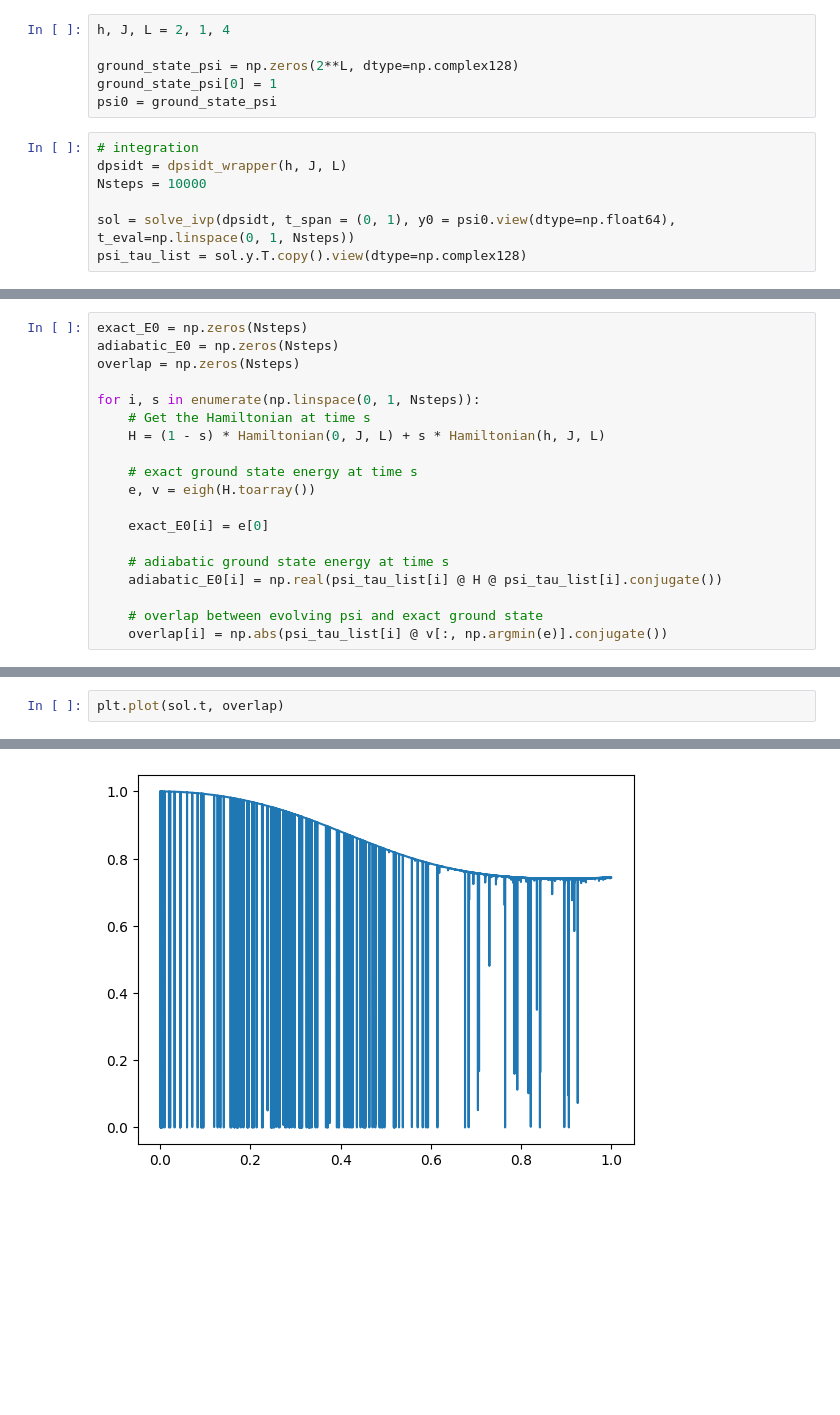
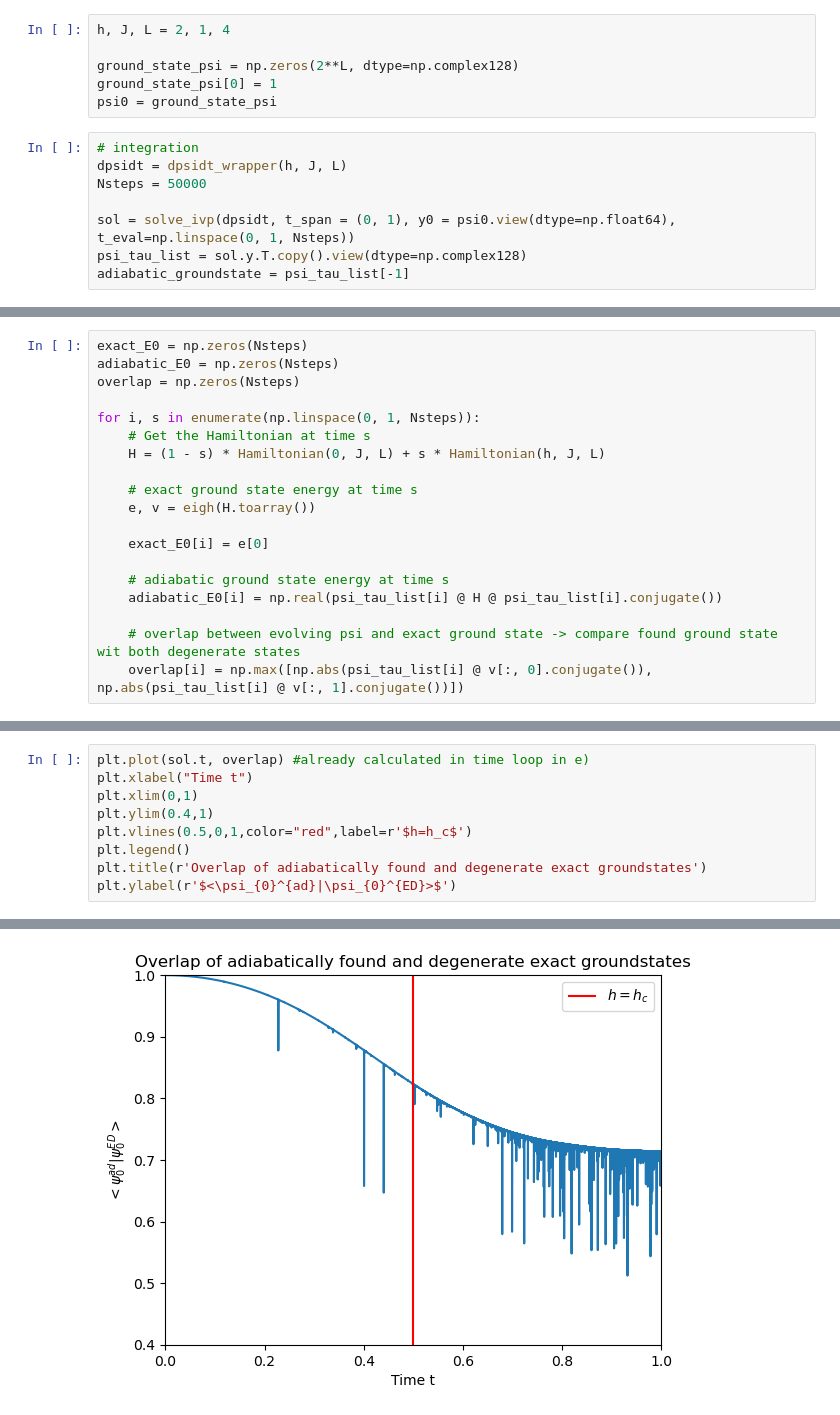
Before and after one commit to Physik-UBonn/assignment-3-fiene-weber, a Jupyter notebook: TEQS_Exercise_3_H3.ipynb, the cells around one changed output, grey strips where cells are left out. Saved outputs shown, nothing was run; the diff lists cells and outputs as text; blank space fills up the shorter version.

Commit message:
changed calculation of overlap to include degeneracy. cleaned and commented some stuff. energy still doesnt match the ED result for t=T. Try even longer times?

```diff
--- a/TEQS_Exercise_3_H3.ipynb
+++ b/TEQS_Exercise_3_H3.ipynb
@@ -100,7 +105,8 @@ psi0 = ground_state_psi
 # %%
 # integration
 dpsidt = dpsidt_wrapper(h, J, L)
-Nsteps = 10000
+Nsteps = 50000
 
 sol = solve_ivp(dpsidt, t_span = (0, 1), y0 = psi0.view(dtype=np.float64), t_eval=np.linspace(0, 1, Nsteps))
 psi_tau_list = sol.y.T.copy().view(dtype=np.complex128)
+adiabatic_groundstate = psi_tau_list[-1]
@@ -121,6 +129,6 @@ for i, s in enumerate(np.linspace(0, 1, Nsteps)):
     # adiabatic ground state energy at time s
     adiabatic_E0[i] = np.real(psi_tau_list[i] @ H @ psi_tau_list[i].conjugate())
 
-    # overlap between evolving psi and exact ground state
-    overlap[i] = np.abs(psi_tau_list[i] @ v[:, np.argmin(e)].conjugate())
+    # overlap between evolving psi and exact ground state -> compare found ground state wit both degenerate states
+    overlap[i] = np.max([np.abs(psi_tau_list[i] @ v[:, 0].conjugate()), np.abs(psi_tau_list[i] @ v[:, 1].conjugate())])
 # %%
@@ -132,3 +145,10 @@ plt.plot(sol.t, adiabatic_E0, label='Adiabatic E0')
 # %%
-plt.plot(sol.t, overlap)
+plt.plot(sol.t, overlap) #already calculated in time loop in e)
+plt.xlabel("Time t")
+plt.xlim(0,1)
+plt.ylim(0.4,1)
+plt.vlines(0.5,0,1,color="red",label=r'$h=h_c$')
+plt.legend()
+plt.title(r'Overlap of adiabatically found and degenerate exact groundstates')
+plt.ylabel(r'$<\psi_{0}^{ad}|\psi_{0}^{ED}>$')
 # %% [output]
@@ -136 +156 @@ plt.plot(sol.t, overlap)
-[figure, old version]
+[figure, new version]
```
Also changed, not shown: parts of 13 cells of this notebook.
